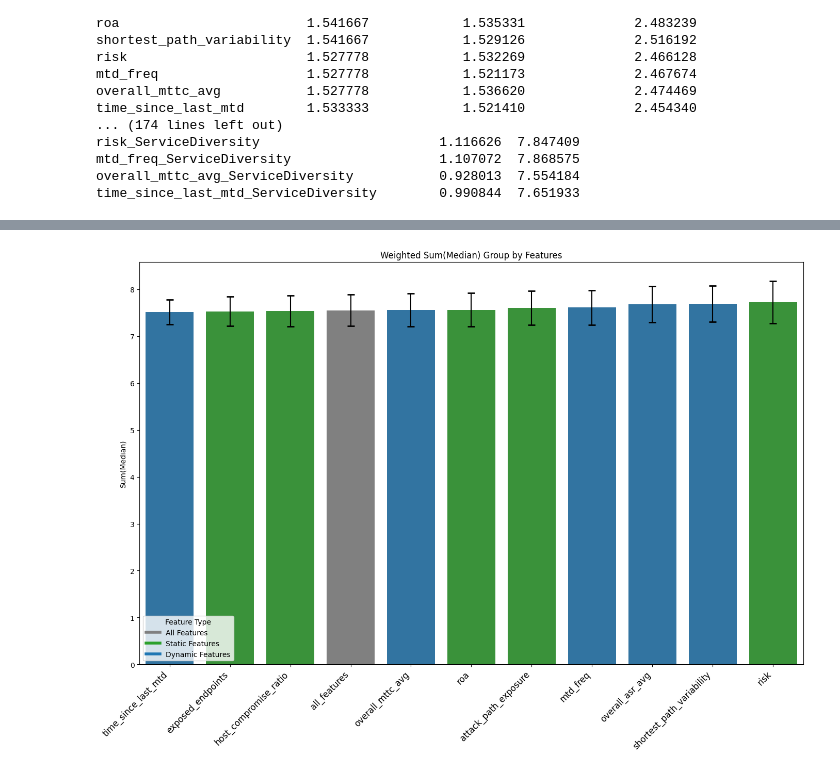
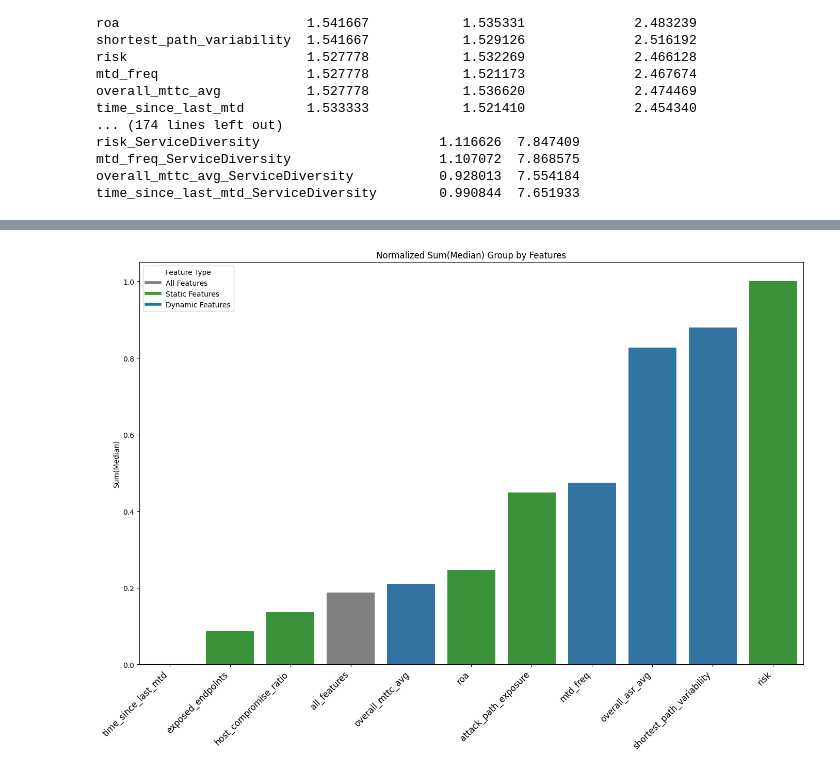
Before and after one commit to MoeBuTa/MTDSim, a Jupyter notebook: experiments/final_plots.ipynb, the cells around one changed output, grey strips where cells are left out. Cells and saved outputs as stored; diff of their text form; code cells hidden in the pictures.

```diff
--- a/experiments/final_plots.ipynb
+++ b/experiments/final_plots.ipynb
@@ -394,6 +480,10 @@ std_devs_df
 # %%
 medians_data  = medians_df.T.sort_values("sum", axis=0)
 std_devs_data = std_devs_df.T.sort_values("sum", axis=0)
+# %%
+min_sum = medians_data.min()
+max_sum = medians_data.max()
+medians_data = (medians_data - min_sum) / (max_sum - min_sum)
 # %%
 # Define colors for each feature type
 colors = {
@@ -415,36 +505,36 @@ def get_color(feature):
         return colors['all_features']
     elif feature in static_metrics:
         return colors['static_features']
     elif feature in dynamic_metrics:
         return colors['dynamic_features']
     return '#000000'  # Default color for unknown features
 
 # Map feature names to colors
 color_list = [get_color(feature) for feature in medians_data.index]
 
 # Create a bar plot with Seaborn
 fig, ax = plt.subplots(figsize=(14, 10))
-ax.errorbar(medians_data.index, medians_data['sum'], yerr=std_devs_data['sum'], fmt='none', color='black', capsize=5, capthick=2)
+# ax.errorbar(medians_data.index, medians_data['sum'], yerr=std_devs_data['sum'], fmt='none', color='black', capsize=5, capthick=2)
 
 # Create the bar plot with specific colors
 barplot = sns.barplot(x=medians_data.index, y=medians_data['sum'], palette=color_list)
 
 # Set the y-label to 'Sum(Median)'
 plt.ylabel('Sum(Median)')
 
 # Set title and labels for x-ticks with rotation and font size
-plt.title("Weighted Sum(Median) Group by Features")
+plt.title("Normalized Sum(Median) Group by Features")
 plt.xticks(rotation=45, ha='right', fontsize=12)  # Rotate x-tick labels for better readability
 
 # Create custom legend
 handles = [plt.Line2D([0], [0], color=colors[key], linewidth=4) for key in colors]
 plt.legend(handles, [labels[key] for key in colors], title='Feature Type')
 
 # Show the plot
 plt.tight_layout()
 plt.show()
 # %% [output]
-[figure, old version]
+[figure, new version]
 # %%
 import pandas as pd
 import matplotlib.pyplot as plt
```
Also changed, not shown: parts of 18 cells of this notebook, 6 other files.
